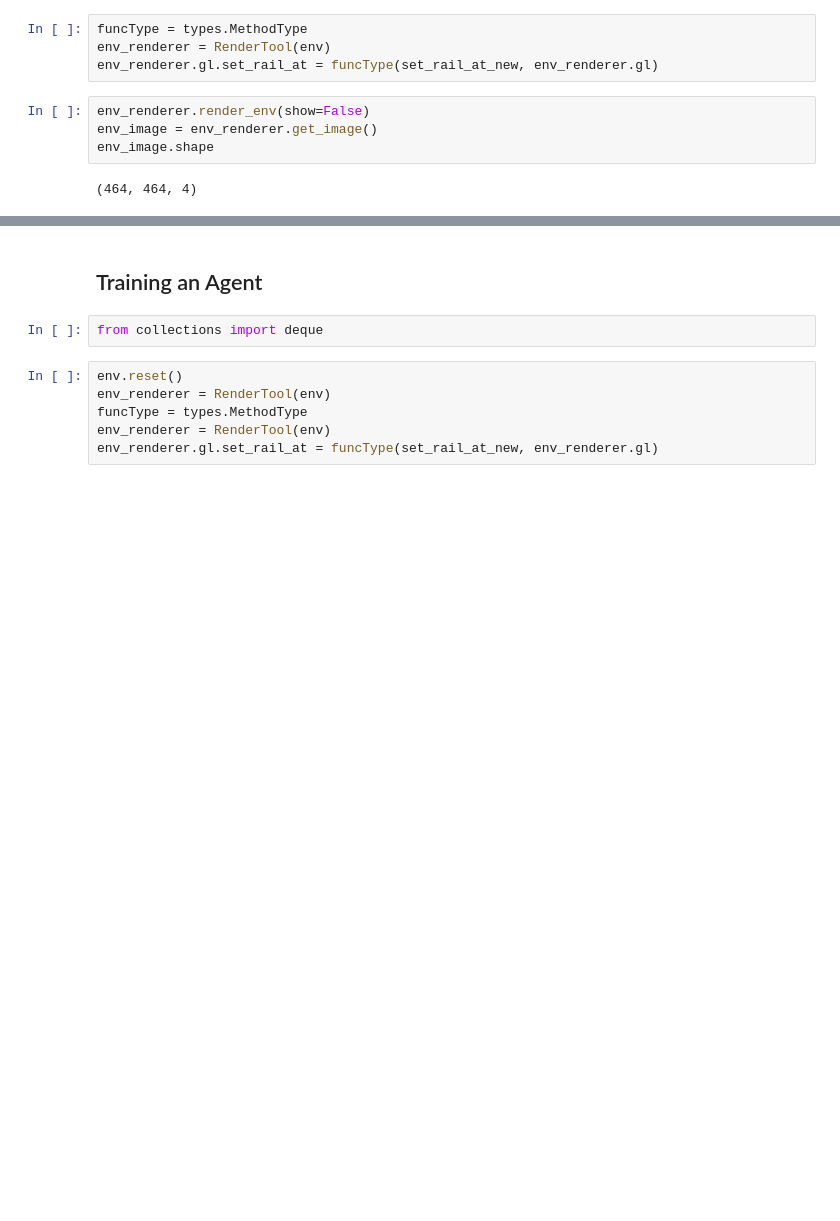
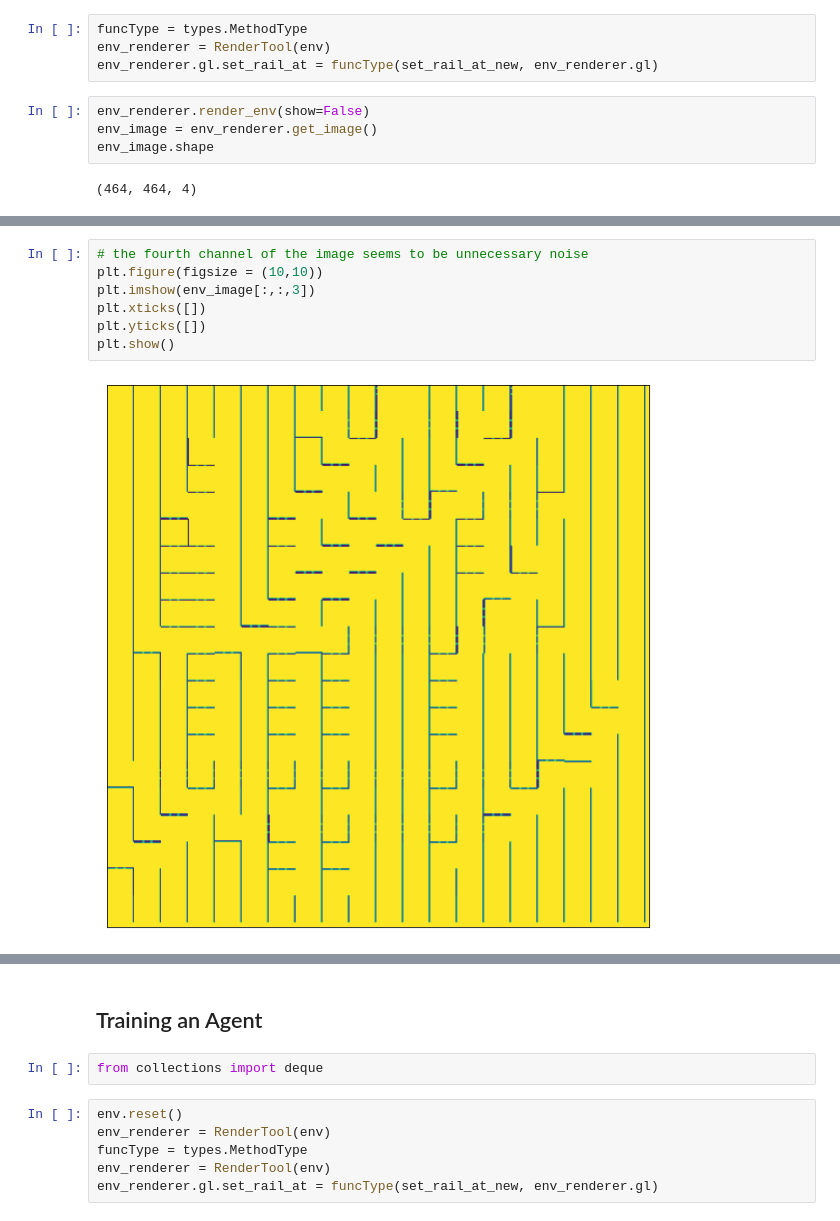
Before and after one commit to phyjoon/multi-agent-rl, a Jupyter notebook: Training_a_single_agent.ipynb, the cells around one changed output, grey strips where cells are left out. Cells and saved outputs as stored; diff of their text form; blank space fills up the shorter version.

```diff
--- a/Training_a_single_agent.ipynb
+++ b/Training_a_single_agent.ipynb
@@ -96,5 +98,14 @@ plt.yticks([])
 plt.show()
 # %% [output]
 [figure]
+# %%
+# the fourth channel of the image seems to be unnecessary noise
+plt.figure(figsize = (10,10))
+plt.imshow(env_image[:,:,3])
+plt.xticks([])
+plt.yticks([])
+plt.show()
+# %% [output]
+[figure, added]
 # %%
 # reduce to a grayscale image by taking the mean of pixel values along the channel dim.
```
Also changed, not shown: parts of 26 cells of this notebook, 4 other files.
